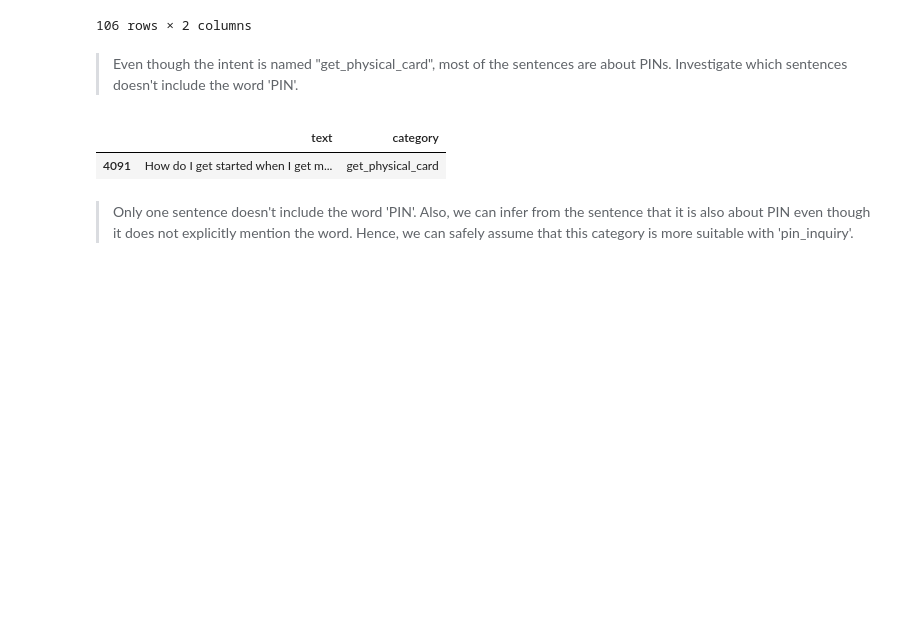
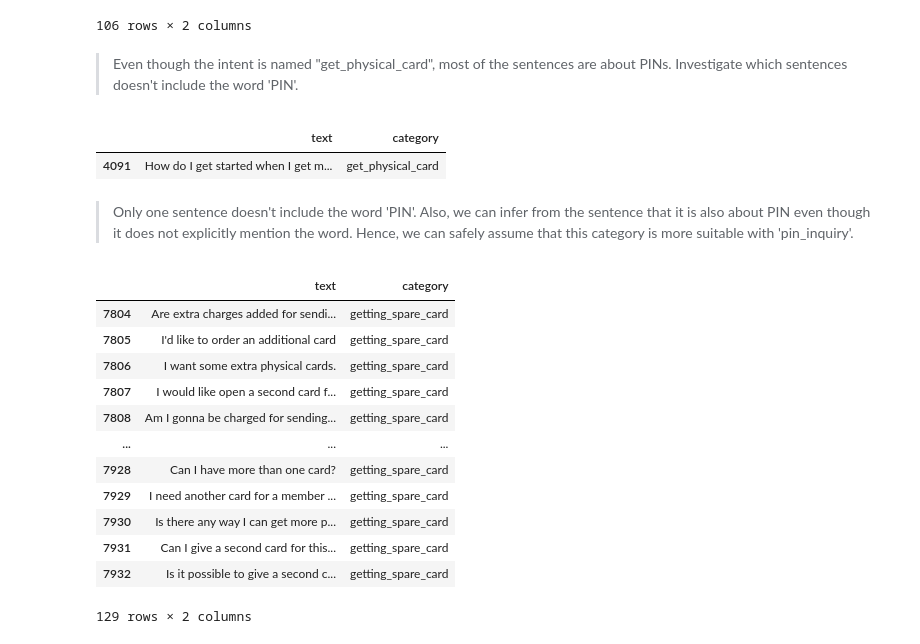
Before and after one commit to sjung-stat/Customer-Support-Chat-Intent-Classification, a Jupyter notebook: Data Preprocessing.ipynb, the cells around one changed output. Cells and saved outputs as stored; diff of their text form; code cells hidden in the pictures; blank space fills up the shorter version.

```diff
--- a/Data Preprocessing.ipynb
+++ b/Data Preprocessing.ipynb
@@ -486,3 +501,22 @@ result
 # %%
 mask = df_training_copy['category'] == 'get_physical_card'
 df_training_copy.category[mask] = 'pin_inquiry'
+# %%
+# Keyword lookup for "getting_spare_card"
+
+mask = df_training_copy['category'] == 'getting_spare_card'
+df_training_copy[mask]
+# %% [output]
+|  | text | category |
+| 7804 | Are extra charges added for sendi... | getting_spare_card |
+| 7805 | I'd like to order an additional card | getting_spare_card |
+| 7806 | I want some extra physical cards. | getting_spare_card |
+| 7807 | I would like open a second card f... | getting_spare_card |
+| 7808 | Am I gonna be charged for sending... | getting_spare_card |
+| ... | ... | ... |
+| 7928 | Can I have more than one card? | getting_spare_card |
+| 7929 | I need another card for a member ... | getting_spare_card |
+| 7930 | Is there any way I can get more p... | getting_spare_card |
+| 7931 | Can I give a second card for this... | getting_spare_card |
+| 7932 | Is it possible to give a second c... | getting_spare_card |
+129 rows × 2 columns
```
Also changed, not shown: parts of 65 cells of this notebook.
